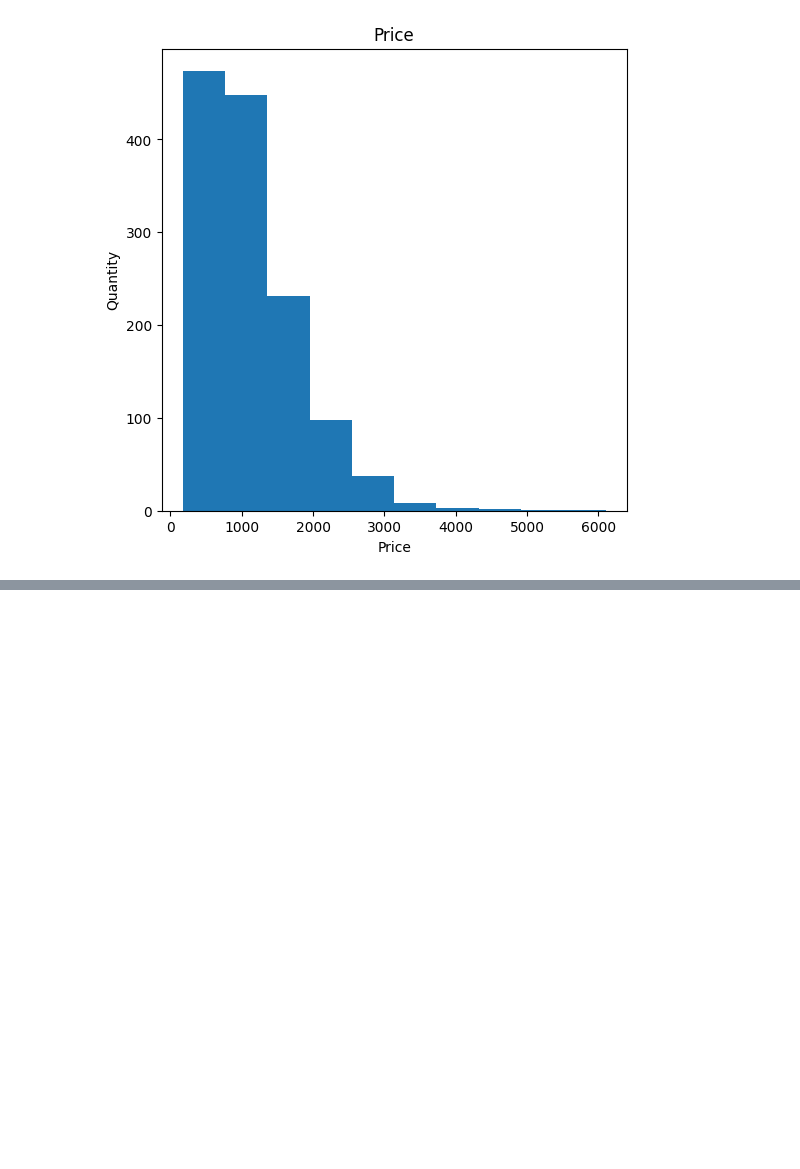
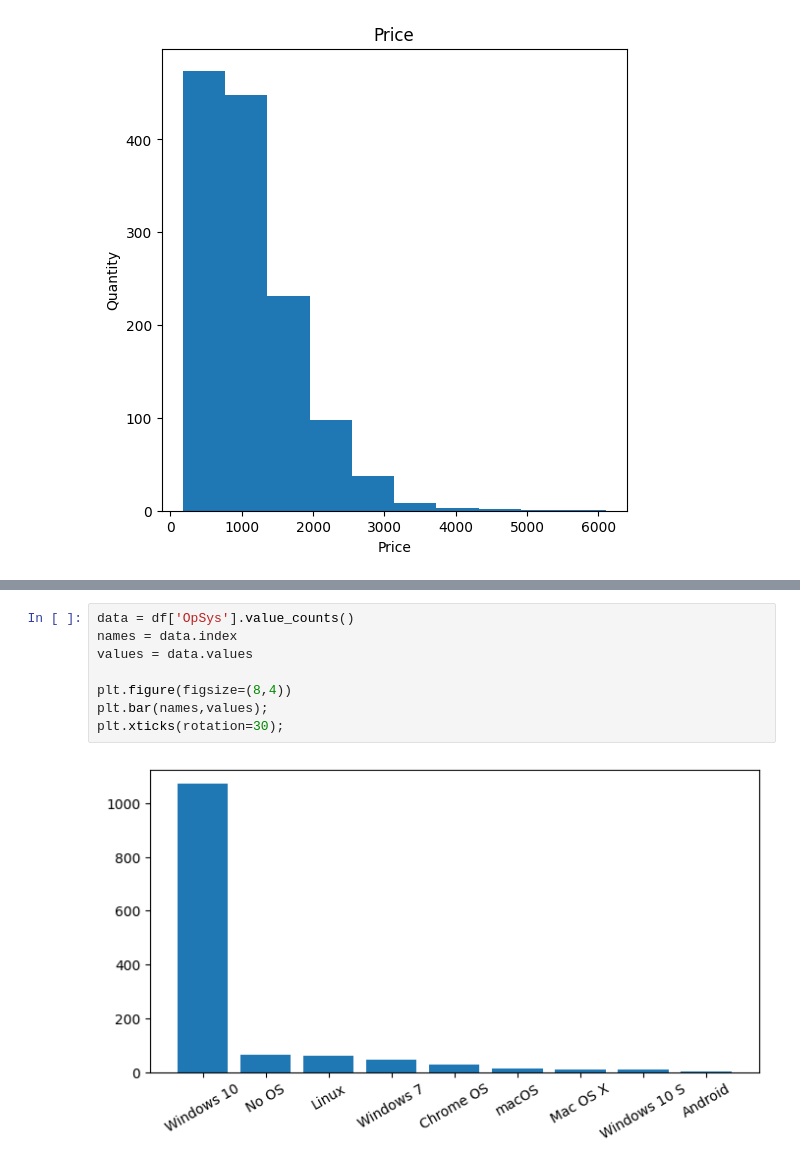
Before and after one commit to IgorHolin/Python_for_analyst, a Jupyter notebook: sem_4.ipynb, the cells around one changed output, grey strips where cells are left out. Saved outputs shown, nothing was run; the diff lists cells and outputs as text; blank space fills up the shorter version.

```diff
--- a/sem_4.ipynb
+++ b/sem_4.ipynb
@@ -32,0 +82,10 @@ plt.title('Price');
+# %%
+data = df['OpSys'].value_counts()
+names = data.index
+values = data.values
+
+plt.figure(figsize=(8,4))
+plt.bar(names,values);
+plt.xticks(rotation=30);
+# %% [output]
+[figure, added]
```
Also changed, not shown: parts of 8 cells of this notebook.
